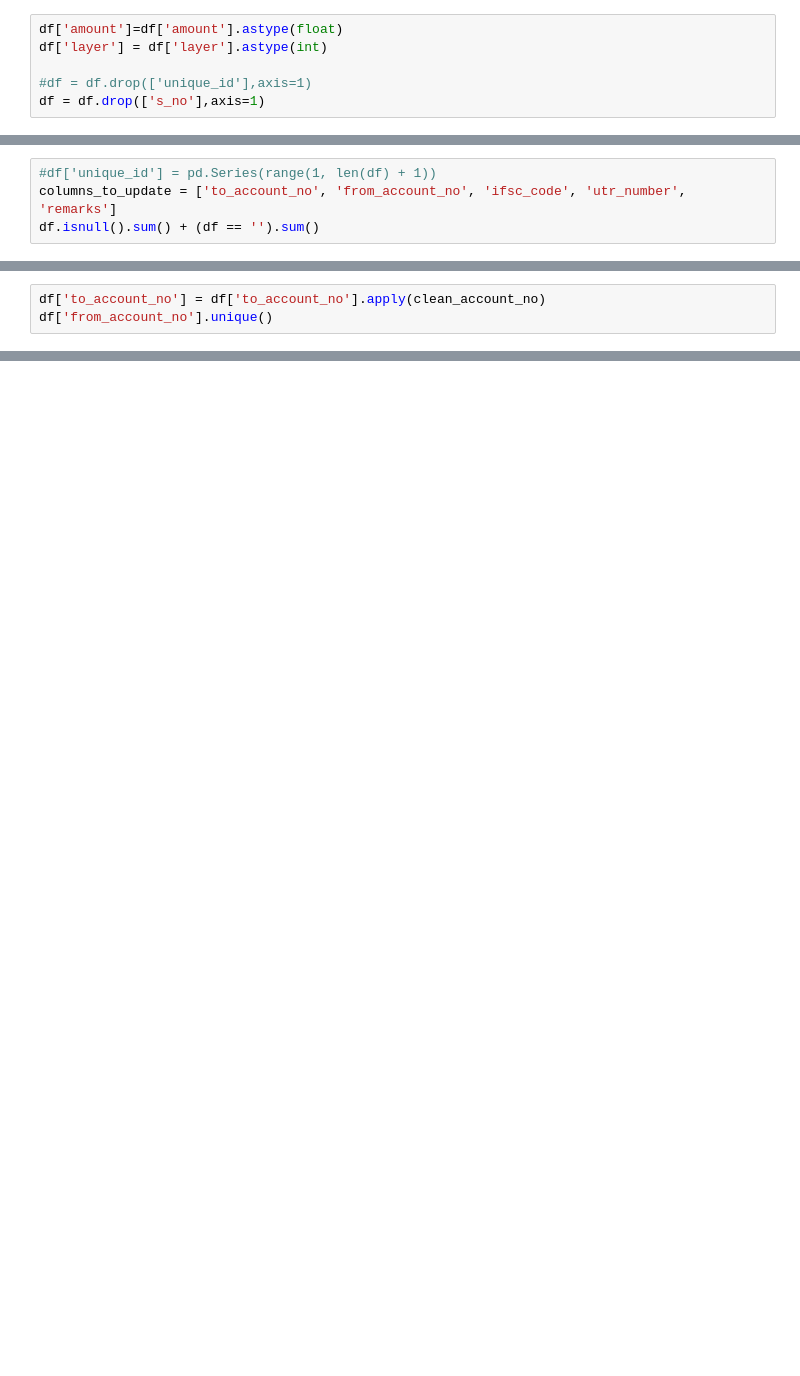
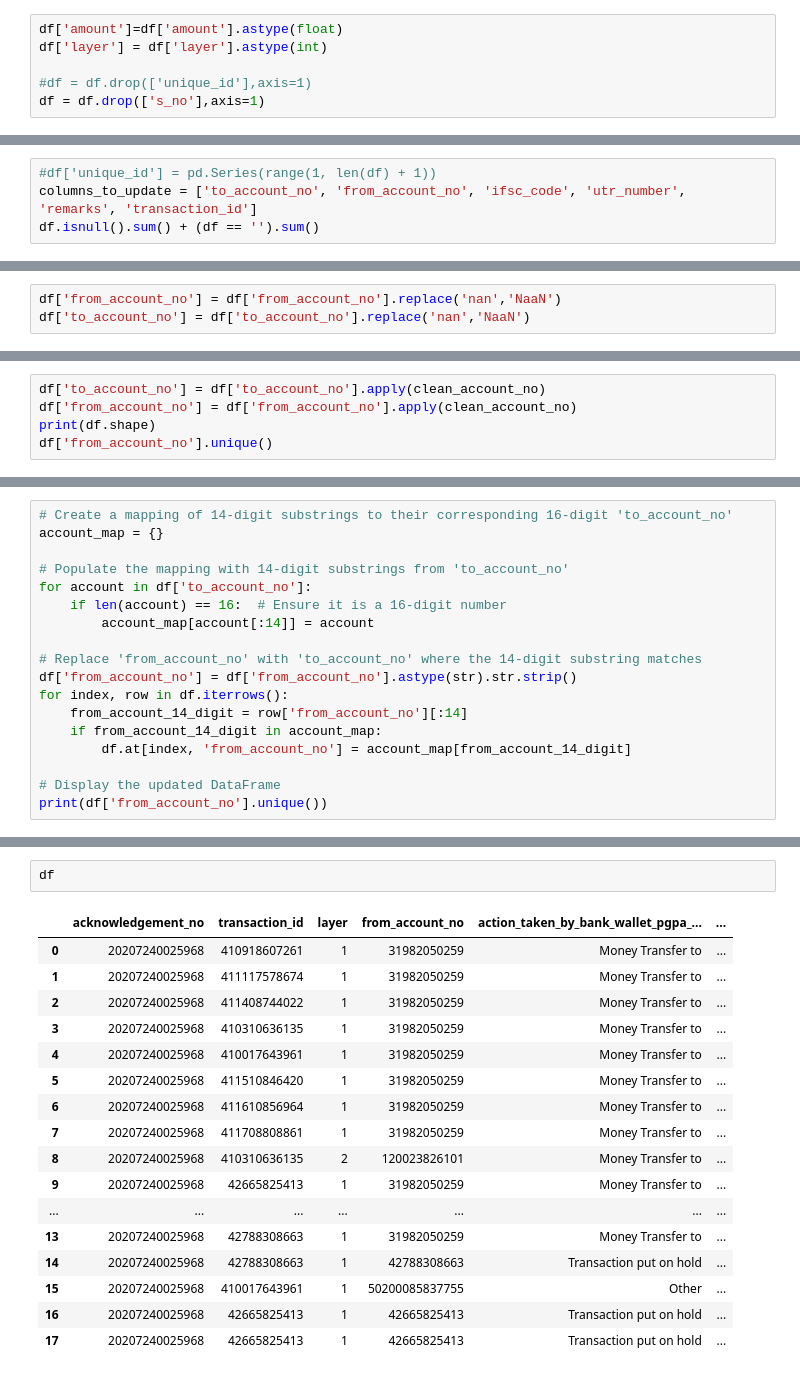
Before and after one commit to SJSYSburipeta/transactionData, a Jupyter notebook: TestingFinal.ipynb, the cells around one changed output, grey strips where cells are left out. Cells and saved outputs as stored; diff of their text form; blank space fills up the shorter version.

```diff
--- a/TestingFinal.ipynb
+++ b/TestingFinal.ipynb
@@ -244,5 +287,5 @@ for col in columns_to_clean:
 # %%
 #df['unique_id'] = pd.Series(range(1, len(df) + 1))
-columns_to_update = ['to_account_no', 'from_account_no', 'ifsc_code', 'utr_number', 'remarks']
+columns_to_update = ['to_account_no', 'from_account_no', 'ifsc_code', 'utr_number', 'remarks', 'transaction_id']
 df.isnull().sum() + (df == '').sum()
 # %% [output]
@@ -265,4 +308,7 @@ reported_info                                           53
 dtype: int64
+# %%
+df['from_account_no'] = df['from_account_no'].replace('nan','NaaN')
+df['to_account_no'] = df['to_account_no'].replace('nan','NaaN')
 # %%
 
 # Replace empty strings and null values with 'NaaN'
@@ -294,4 +349,6 @@ print(df['layer'].unique())
 # %%
 df['to_account_no'] = df['to_account_no'].apply(clean_account_no)
+df['from_account_no'] = df['from_account_no'].apply(clean_account_no)
+print(df.shape)
 df['from_account_no'].unique()
 # %% [output]
@@ -314,0 +358,18 @@ array(['24610100000643', '110189607716', '1607104000080370',
+# %%
+# Create a mapping of 14-digit substrings to their corresponding 16-digit 'to_account_no'
+account_map = {}
+
+# Populate the mapping with 14-digit substrings from 'to_account_no'
+for account in df['to_account_no']:
+    if len(account) == 16:  # Ensure it is a 16-digit number
+        account_map[account[:14]] = account
+
+# Replace 'from_account_no' with 'to_account_no' where the 14-digit substring matches
+df['from_account_no'] = df['from_account_no'].astype(str).str.strip()
+for index, row in df.iterrows():
+    from_account_14_digit = row['from_account_no'][:14]
+    if from_account_14_digit in account_map:
+        df.at[index, 'from_account_no'] = account_map[from_account_14_digit]
+
+# Display the updated DataFrame
+print(df['from_account_no'].unique())
@@ -322,0 +392,20 @@ df.to_csv('D:\\test\\finaltest.csv', index=False)
+# %%
+df
+# %% [output]
+|  | acknowledgement_no | transaction_id | layer | from_account_no | action_taken_by_bank_wallet_pgpa_... | ... |
+| 0 | 20207240025968 | 410918607261 | 1 | 31982050259 | Money Transfer to | ... |
+| 1 | 20207240025968 | 411117578674 | 1 | 31982050259 | Money Transfer to | ... |
+| 2 | 20207240025968 | 411408744022 | 1 | 31982050259 | Money Transfer to | ... |
+| 3 | 20207240025968 | 410310636135 | 1 | 31982050259 | Money Transfer to | ... |
+| 4 | 20207240025968 | 410017643961 | 1 | 31982050259 | Money Transfer to | ... |
+| 5 | 20207240025968 | 411510846420 | 1 | 31982050259 | Money Transfer to | ... |
+| 6 | 20207240025968 | 411610856964 | 1 | 31982050259 | Money Transfer to | ... |
+| 7 | 20207240025968 | 411708808861 | 1 | 31982050259 | Money Transfer to | ... |
+| 8 | 20207240025968 | 410310636135 | 2 | 120023826101 | Money Transfer to | ... |
+| 9 | 20207240025968 | 42665825413 | 1 | 31982050259 | Money Transfer to | ... |
+| ... | ... | ... | ... | ... | ... | ... |
+| 13 | 20207240025968 | 42788308663 | 1 | 31982050259 | Money Transfer to | ... |
+| 14 | 20207240025968 | 42788308663 | 1 | 42788308663 | Transaction put on hold | ... |
+| 15 | 20207240025968 | 410017643961 | 1 | 50200085837755 | Other | ... |
+| 16 | 20207240025968 | 42665825413 | 1 | 42665825413 | Transaction put on hold | ... |
+| 17 | 20207240025968 | 42665825413 | 1 | 42665825413 | Transaction put on hold | ... |
```
Also changed, not shown: parts of 67 cells of this notebook.
